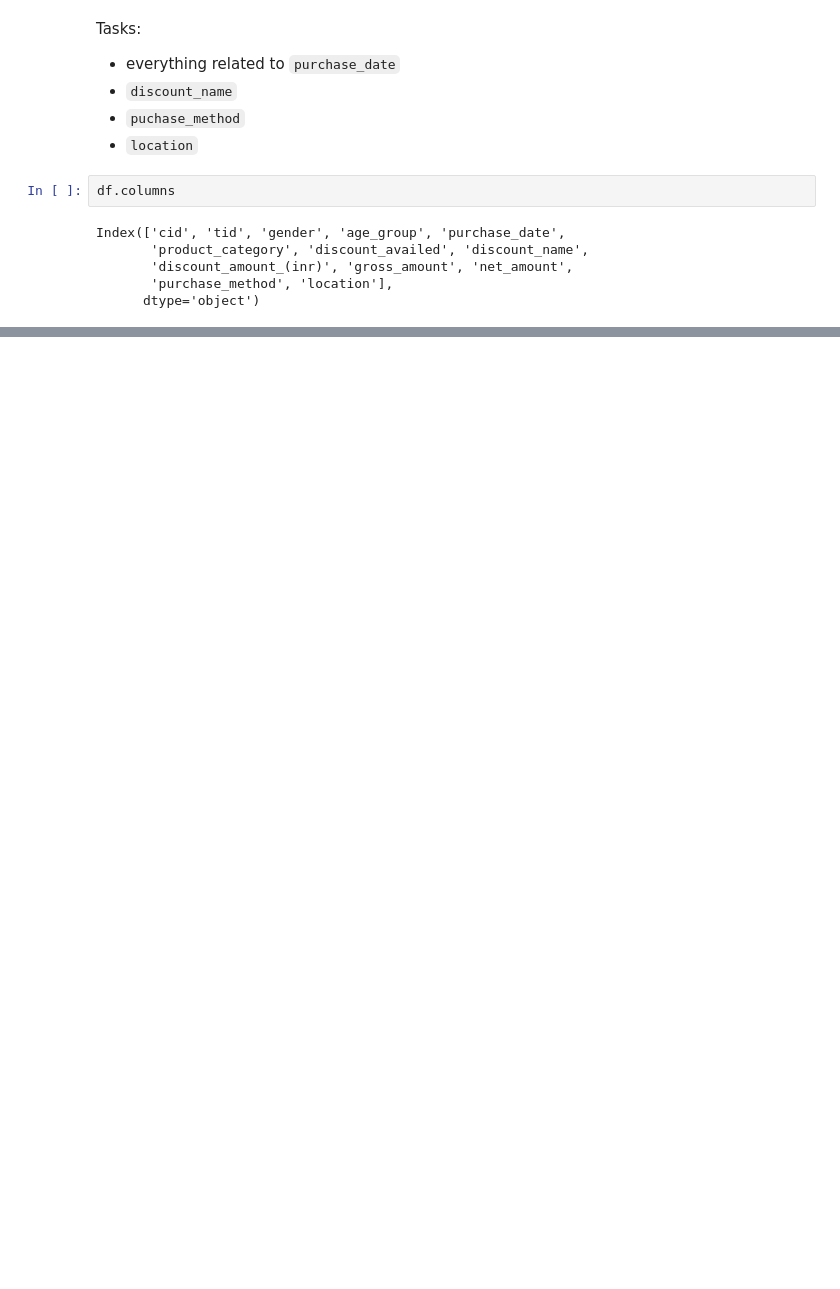
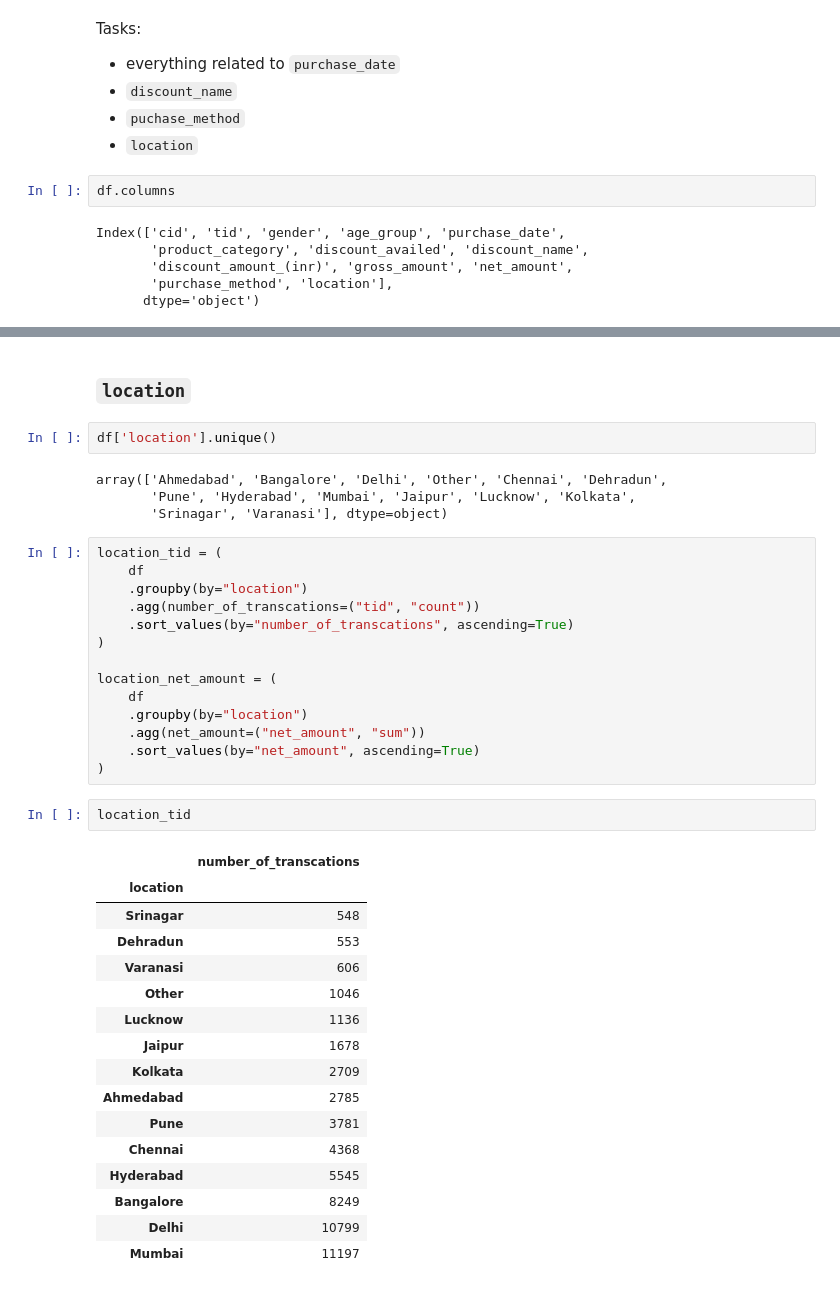
Before and after one commit to smartestnerdfromtown/Data-Analytics-Projects, a Jupyter notebook: Ecommerce Dataset for Data Analysis/ecommerce_analysis.ipynb, the cells around one changed output, grey strips where cells are left out. Cells and saved outputs as stored; diff of their text form; blank space fills up the shorter version.

```diff
--- a/Ecommerce Dataset for Data Analysis/ecommerce_analysis.ipynb
+++ b/Ecommerce Dataset for Data Analysis/ecommerce_analysis.ipynb
@@ -206,0 +582,41 @@ Index(['cid', 'tid', 'gender', 'age_group', 'purchase_date',
+# %% [markdown]
+### `location`
+# %%
+df['location'].unique()
+# %% [output]
+array(['Ahmedabad', 'Bangalore', 'Delhi', 'Other', 'Chennai', 'Dehradun',
+       'Pune', 'Hyderabad', 'Mumbai', 'Jaipur', 'Lucknow', 'Kolkata',
+       'Srinagar', 'Varanasi'], dtype=object)
+# %%
+location_tid = (
+    df
+    .groupby(by="location")
+    .agg(number_of_transcations=("tid", "count"))
+    .sort_values(by="number_of_transcations", ascending=True)
+)
+
+location_net_amount = (
+    df
+    .groupby(by="location")
+    .agg(net_amount=("net_amount", "sum"))
+    .sort_values(by="net_amount", ascending=True)
+)
+# %%
+location_tid
+# %% [output]
+|  | number_of_transcations |
+| location |  |
+| Srinagar | 548 |
+| Dehradun | 553 |
+| Varanasi | 606 |
+| Other | 1046 |
+| Lucknow | 1136 |
+| Jaipur | 1678 |
+| Kolkata | 2709 |
+| Ahmedabad | 2785 |
+| Pune | 3781 |
+| Chennai | 4368 |
+| Hyderabad | 5545 |
+| Bangalore | 8249 |
+| Delhi | 10799 |
+| Mumbai | 11197 |
```
Also changed, not shown: parts of 30 cells of this notebook.
